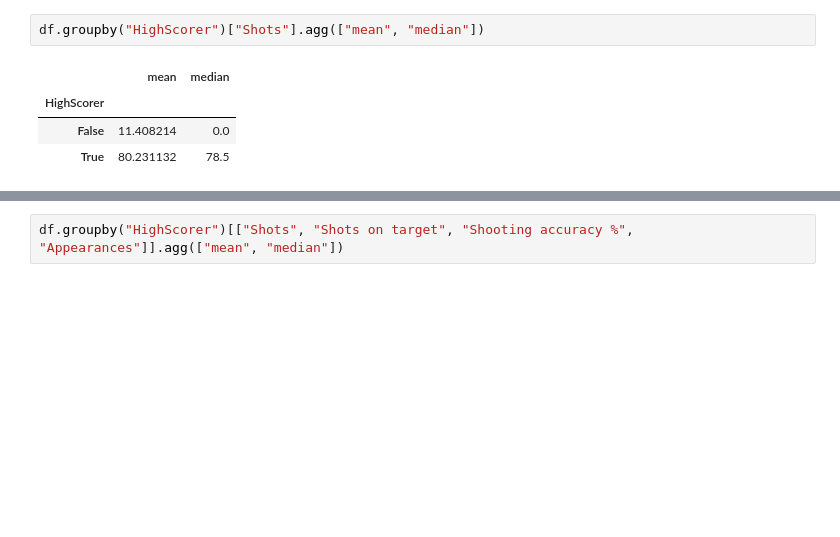
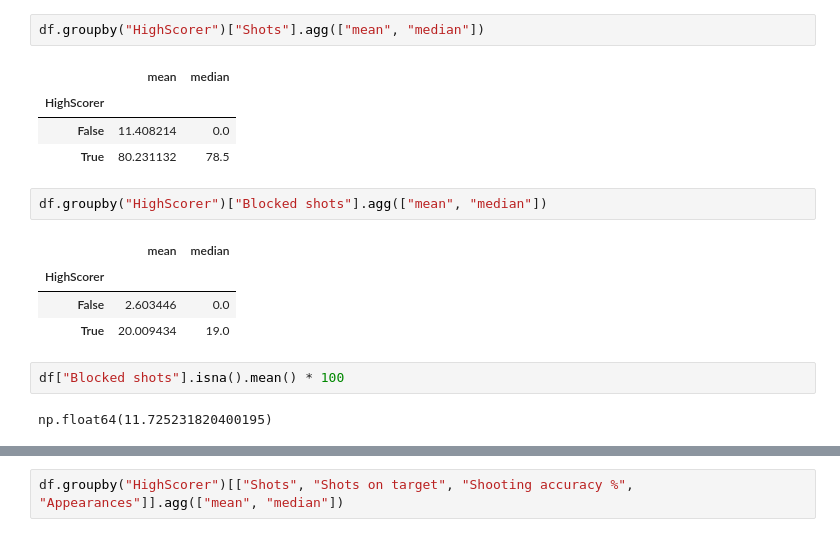
Before and after one commit to garethrogers28/premier-league-predictor, a Jupyter notebook: jupyter_notebooks/03_Exploratory_Data_Analysis.ipynb, the cells around one changed output, grey strips where cells are left out. Saved outputs shown, nothing was run; the diff lists cells and outputs as text; blank space fills up the shorter version.

Commit message:
Investigate blocked shots as candidate predictor

```diff
--- a/jupyter_notebooks/03_Exploratory_Data_Analysis.ipynb
+++ b/jupyter_notebooks/03_Exploratory_Data_Analysis.ipynb
@@ -334,3 +334,14 @@ df.groupby("HighScorer")["Shots"].agg(["mean", "median"])
 | HighScorer |  |  |
 | False | 11.408214 | 0.0 |
 | True | 80.231132 | 78.5 |
+# %%
+df.groupby("HighScorer")["Blocked shots"].agg(["mean", "median"])
+# %% [output]
+|  | mean | median |
+| HighScorer |  |  |
+| False | 2.603446 | 0.0 |
+| True | 20.009434 | 19.0 |
+# %%
+df["Blocked shots"].isna().mean() * 100
+# %% [output]
+np.float64(11.725231820400195)
```
Also changed, not shown: parts of 5 cells of this notebook, 1 other file.
